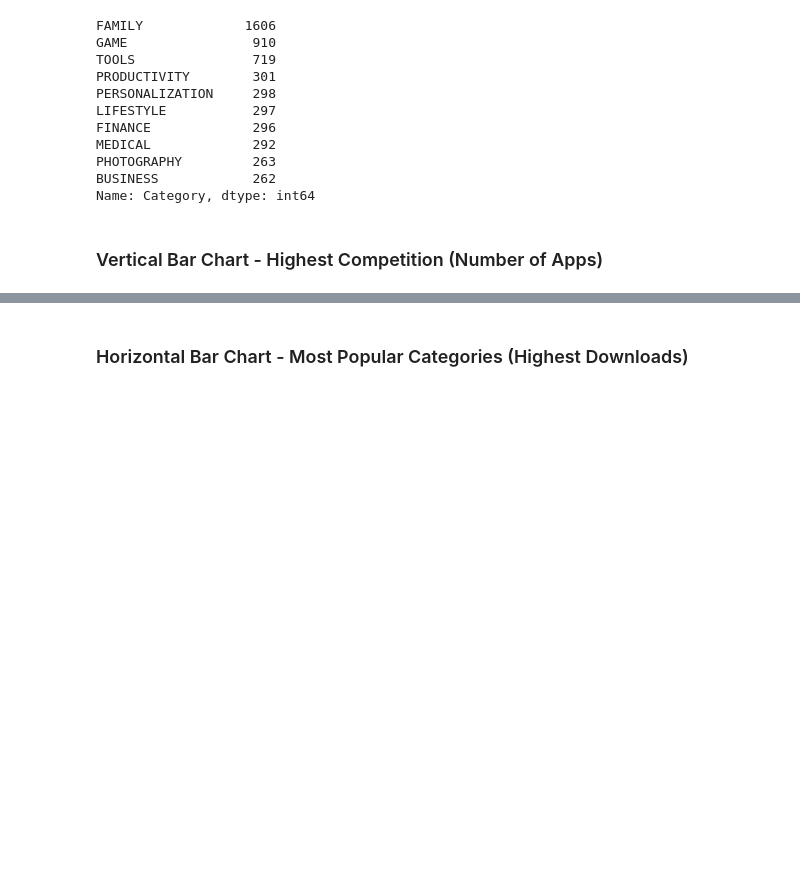
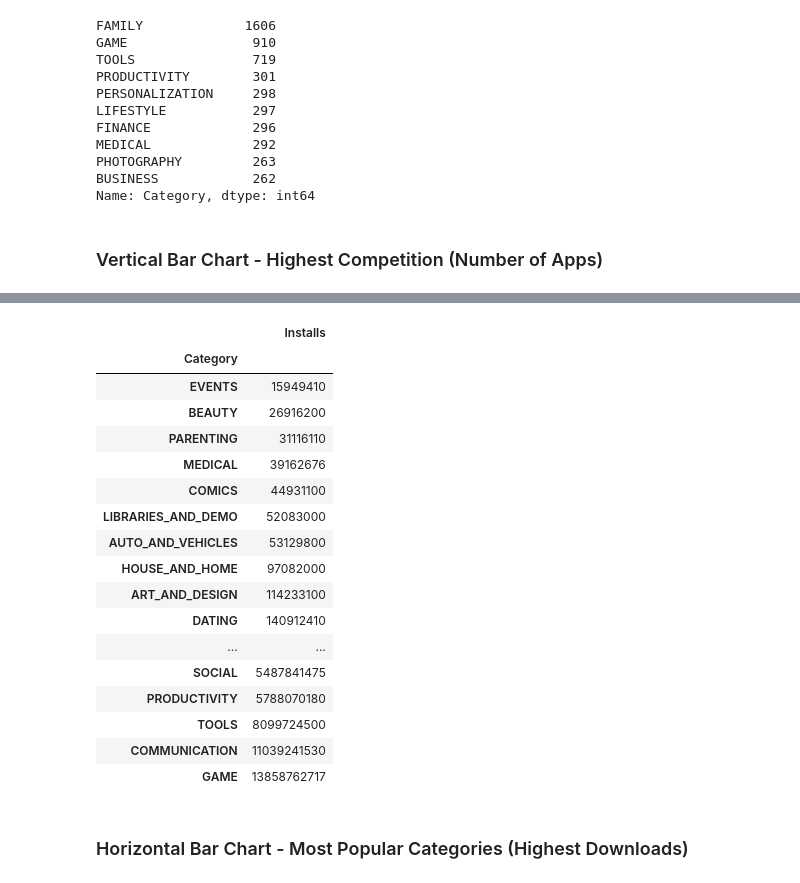
Before and after one commit to aprajeeta10/python-projects, a Jupyter notebook: Google_Play_Store_App_Analytics_(start).ipynb, the cells around one changed output, grey strips where cells are left out. Saved outputs shown, nothing was run; the diff lists cells and outputs as text; code cells hidden in the pictures; blank space fills up the shorter version.

```diff
--- a/Google_Play_Store_App_Analytics_(start).ipynb
+++ b/Google_Play_Store_App_Analytics_(start).ipynb
@@ -373,6 +374,26 @@ bar.show()
 # %%
 category_installs = df_apps_clean.groupby('Category').agg({'Installs': pd.Series.sum})
 category_installs.sort_values('Installs', ascending=True, inplace=True)
+category_installs
+# %% [output]
+|  | Installs |
+| Category |  |
+| EVENTS | 15949410 |
+| BEAUTY | 26916200 |
+| PARENTING | 31116110 |
+| MEDICAL | 39162676 |
+| COMICS | 44931100 |
+| LIBRARIES_AND_DEMO | 52083000 |
+| AUTO_AND_VEHICLES | 53129800 |
+| HOUSE_AND_HOME | 97082000 |
+| ART_AND_DESIGN | 114233100 |
+| DATING | 140912410 |
+| ... | ... |
+| SOCIAL | 5487841475 |
+| PRODUCTIVITY | 5788070180 |
+| TOOLS | 8099724500 |
+| COMMUNICATION | 11039241530 |
+| GAME | 13858762717 |
 # %% [markdown]
 ### Horizontal Bar Chart - Most Popular Categories (Highest Downloads)
 # %%
```
Also changed, not shown: parts of 23 cells of this notebook.
